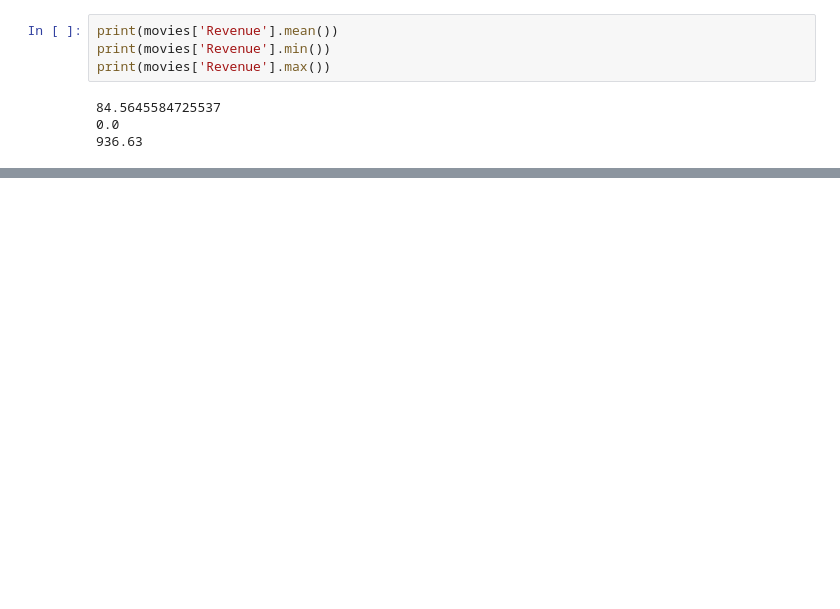
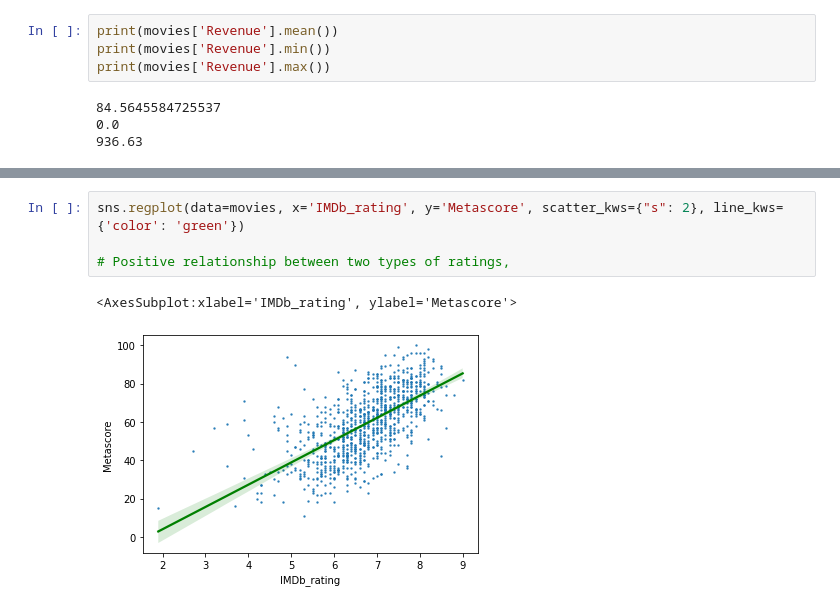
Before and after one commit to Justelei/Python_mokymai, a Jupyter notebook: movies.ipynb, the cells around one changed output, grey strips where cells are left out. Cells and saved outputs as stored; diff of their text form; blank space fills up the shorter version.

```diff
--- a/movies.ipynb
+++ b/movies.ipynb
@@ -98,0 +117,7 @@ print(movies['Revenue'].max())
+# %%
+sns.regplot(data=movies, x='IMDb_rating', y='Metascore', scatter_kws={"s": 2}, line_kws={'color': 'green'})
+
+# Positive relationship between two types of ratings,
+# %% [output]
+<AxesSubplot:xlabel='IMDb_rating', ylabel='Metascore'>
+[figure, added]
```
Also changed, not shown: parts of 5 cells of this notebook.
